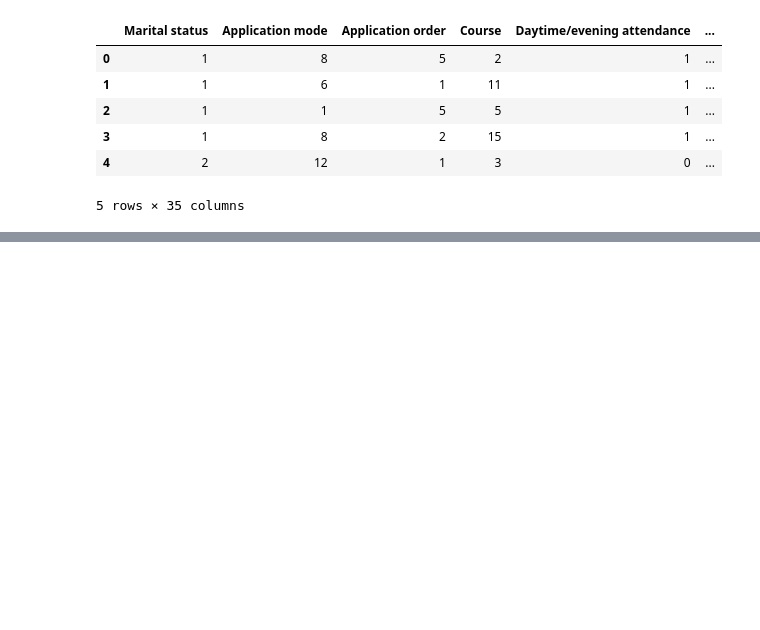
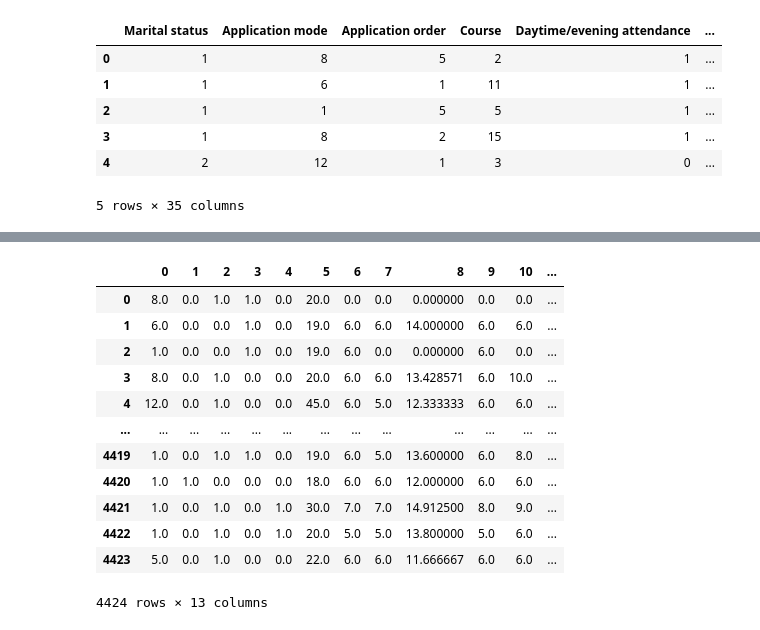
Before and after one commit to felmateos/predict-academic-success, a Jupyter notebook: AcademicSuccess.ipynb, the cells around one changed output, grey strips where cells are left out. Cells and saved outputs as stored; diff of their text form; code cells hidden in the pictures; blank space fills up the shorter version.

```diff
--- a/AcademicSuccess.ipynb
+++ b/AcademicSuccess.ipynb
@@ -123,0 +244,15 @@ corr_table
+# %%
+X = df.iloc[:,0:34]
+y = df.iloc[:,-1]
+# %%
+from sklearn.feature_selection import SelectKBest
+
+features = 13
+
+print(X.shape)
+print(y.shape)
+
+X = SelectKBest(k=features).fit_transform(X, y)
+
+X = pd.DataFrame(X)
+X.sample(10)
@@ -123,0 +273,4 @@ corr_table
+# %%
+work_df = X.assign(Target = y)
+
+work_df.sample(10)
@@ -123,0 +307,18 @@ corr_table
+# %%
+X = work_df.iloc[:,0:features]
+y = work_df.iloc[:,-1]
+X
+# %% [output]
+|  | 0 | 1 | 2 | 3 | 4 | 5 | 6 | 7 | 8 | 9 | 10 | ... |
+| 0 | 8.0 | 0.0 | 1.0 | 1.0 | 0.0 | 20.0 | 0.0 | 0.0 | 0.000000 | 0.0 | 0.0 | ... |
+| 1 | 6.0 | 0.0 | 0.0 | 1.0 | 0.0 | 19.0 | 6.0 | 6.0 | 14.000000 | 6.0 | 6.0 | ... |
+| 2 | 1.0 | 0.0 | 0.0 | 1.0 | 0.0 | 19.0 | 6.0 | 0.0 | 0.000000 | 6.0 | 0.0 | ... |
+| 3 | 8.0 | 0.0 | 1.0 | 0.0 | 0.0 | 20.0 | 6.0 | 6.0 | 13.428571 | 6.0 | 10.0 | ... |
+| 4 | 12.0 | 0.0 | 1.0 | 0.0 | 0.0 | 45.0 | 6.0 | 5.0 | 12.333333 | 6.0 | 6.0 | ... |
+| ... | ... | ... | ... | ... | ... | ... | ... | ... | ... | ... | ... | ... |
+| 4419 | 1.0 | 0.0 | 1.0 | 1.0 | 0.0 | 19.0 | 6.0 | 5.0 | 13.600000 | 6.0 | 8.0 | ... |
+| 4420 | 1.0 | 1.0 | 0.0 | 0.0 | 0.0 | 18.0 | 6.0 | 6.0 | 12.000000 | 6.0 | 6.0 | ... |
+| 4421 | 1.0 | 0.0 | 1.0 | 0.0 | 1.0 | 30.0 | 7.0 | 7.0 | 14.912500 | 8.0 | 9.0 | ... |
+| 4422 | 1.0 | 0.0 | 1.0 | 0.0 | 1.0 | 20.0 | 5.0 | 5.0 | 13.800000 | 5.0 | 6.0 | ... |
+| 4423 | 5.0 | 0.0 | 1.0 | 0.0 | 0.0 | 22.0 | 6.0 | 6.0 | 11.666667 | 6.0 | 6.0 | ... |
+4424 rows × 13 columns
```
Also changed, not shown: parts of 56 cells of this notebook.
